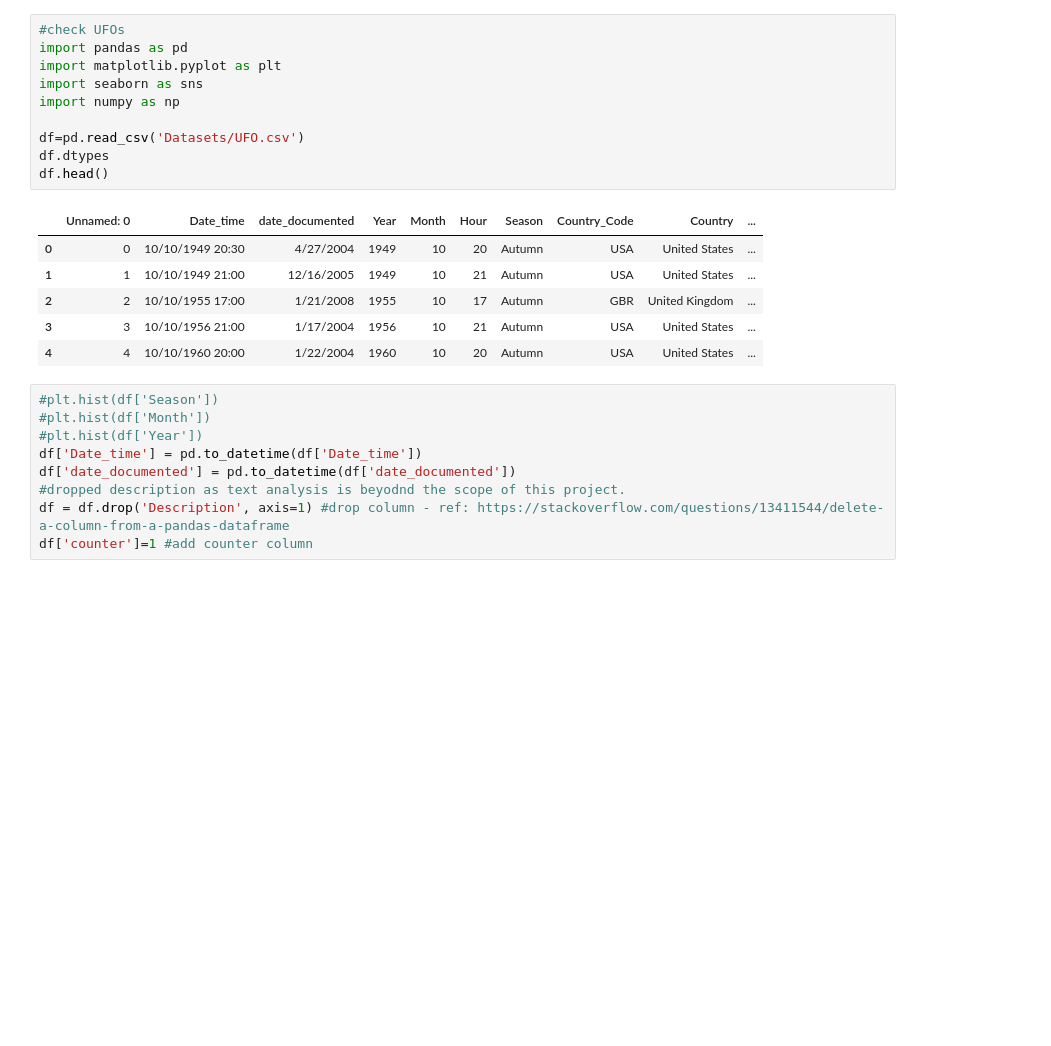
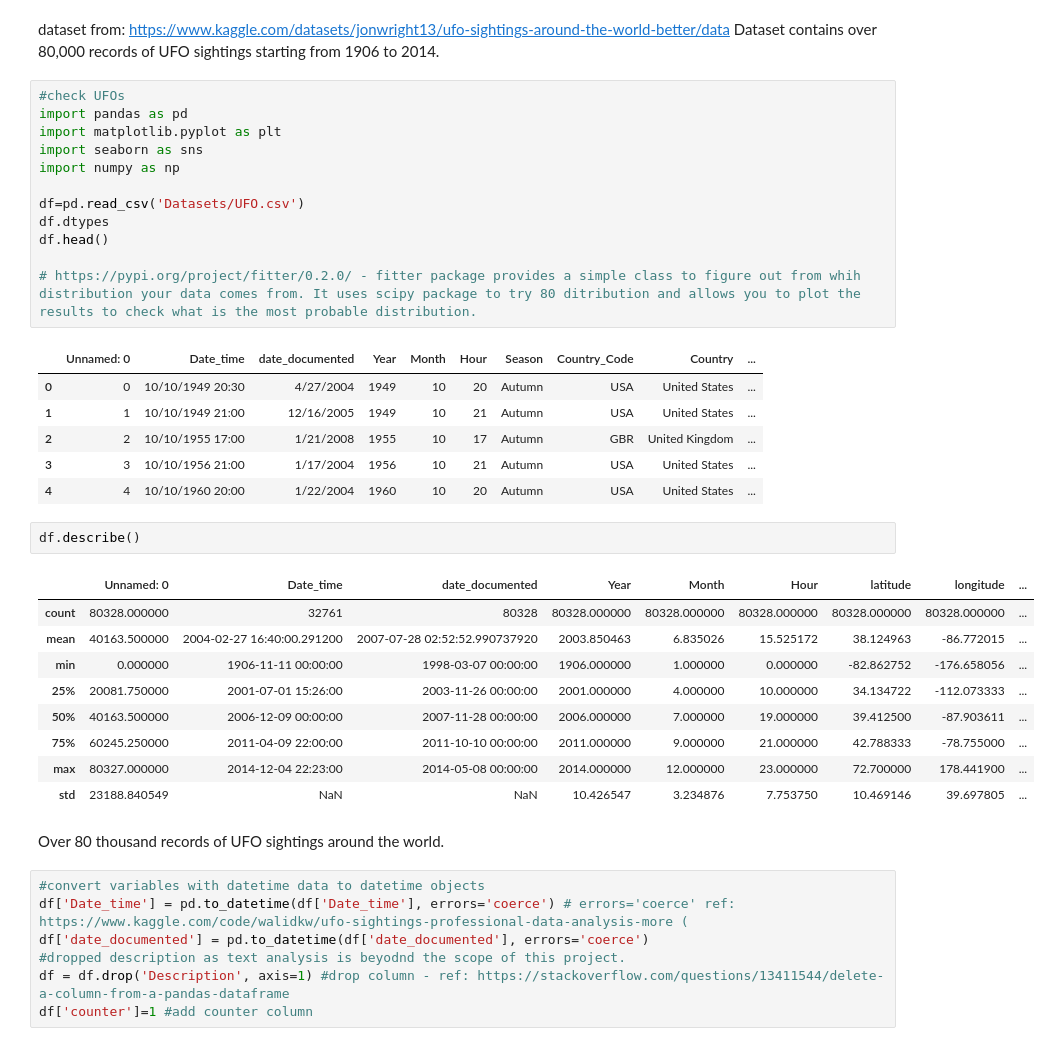
Before and after one commit to noyo0/ProgrammingForDataAnalysis, a Jupyter notebook: Project1/Project1.ipynb, the cells around one changed output. Drawn from its saved outputs; the diff is of its cells as text; blank space fills up the shorter version.

Commit message:
Project1_continue

```diff
--- a/Project1/Project1.ipynb
+++ b/Project1/Project1.ipynb
@@ -1,3 +1,6 @@
+# %% [markdown]
+dataset from: https://www.kaggle.com/datasets/jonwright13/ufo-sightings-around-the-world-better/data
+Dataset contains over 80,000 records of UFO sightings starting from 1906 to 2014.
 # %%
 #check UFOs
 import pandas as pd
@@ -8,6 +11,8 @@ import numpy as np
 df=pd.read_csv('Datasets/UFO.csv')
 df.dtypes
 df.head()
+
+# https://pypi.org/project/fitter/0.2.0/ - fitter package provides a simple class to figure out from whih distribution your data comes from. It uses scipy package to try 80 ditribution and allows you to plot the results to check what is the most probable distribution.
 # %% [output]
 |  | Unnamed: 0 | Date_time | date_documented | Year | Month | Hour | Season | Country_Code | Country | ... |
 | 0 | 0 | 10/10/1949 20:30 | 4/27/2004 | 1949 | 10 | 20 | Autumn | USA | United States | ... |
@@ -15,12 +20,24 @@ df.head()
 | 2 | 2 | 10/10/1955 17:00 | 1/21/2008 | 1955 | 10 | 17 | Autumn | GBR | United Kingdom | ... |
 | 3 | 3 | 10/10/1956 21:00 | 1/17/2004 | 1956 | 10 | 21 | Autumn | USA | United States | ... |
 | 4 | 4 | 10/10/1960 20:00 | 1/22/2004 | 1960 | 10 | 20 | Autumn | USA | United States | ... |
+# %%
+df.describe()
+# %% [output]
+|  | Unnamed: 0 | Date_time | date_documented | Year | Month | Hour | latitude | longitude | ... |
+| count | 80328.000000 | 32761 | 80328 | 80328.000000 | 80328.000000 | 80328.000000 | 80328.000000 | 80328.000000 | ... |
+| mean | 40163.500000 | 2004-02-27 16:40:00.291200 | 2007-07-28 02:52:52.990737920 | 2003.850463 | 6.835026 | 15.525172 | 38.124963 | -86.772015 | ... |
+| min | 0.000000 | 1906-11-11 00:00:00 | 1998-03-07 00:00:00 | 1906.000000 | 1.000000 | 0.000000 | -82.862752 | -176.658056 | ... |
+| 25% | 20081.750000 | 2001-07-01 15:26:00 | 2003-11-26 00:00:00 | 2001.000000 | 4.000000 | 10.000000 | 34.134722 | -112.073333 | ... |
+| 50% | 40163.500000 | 2006-12-09 00:00:00 | 2007-11-28 00:00:00 | 2006.000000 | 7.000000 | 19.000000 | 39.412500 | -87.903611 | ... |
+| 75% | 60245.250000 | 2011-04-09 22:00:00 | 2011-10-10 00:00:00 | 2011.000000 | 9.000000 | 21.000000 | 42.788333 | -78.755000 | ... |
+| max | 80327.000000 | 2014-12-04 22:23:00 | 2014-05-08 00:00:00 | 2014.000000 | 12.000000 | 23.000000 | 72.700000 | 178.441900 | ... |
+| std | 23188.840549 | NaN | NaN | 10.426547 | 3.234876 | 7.753750 | 10.469146 | 39.697805 | ... |
+# %% [markdown]
+Over 80 thousand records of UFO sightings around the world.
 # %%
-#plt.hist(df['Season'])
-#plt.hist(df['Month'])
-#plt.hist(df['Year'])
-df['Date_time'] = pd.to_datetime(df['Date_time'])
-df['date_documented'] = pd.to_datetime(df['date_documented'])
+#convert variables with datetime data to datetime objects
+df['Date_time'] = pd.to_datetime(df['Date_time'], errors='coerce') # errors='coerce' ref: https://www.kaggle.com/code/walidkw/ufo-sightings-professional-data-analysis-more (
+df['date_documented'] = pd.to_datetime(df['date_documented'], errors='coerce')
 #dropped description as text analysis is beyodnd the scope of this project.
 df = df.drop('Description', axis=1) #drop column - ref: https://stackoverflow.com/questions/13411544/delete-a-column-from-a-pandas-dataframe
 df['counter']=1 #add counter column
```
Also changed, not shown: parts of 8 cells of this notebook, 3 other files.
